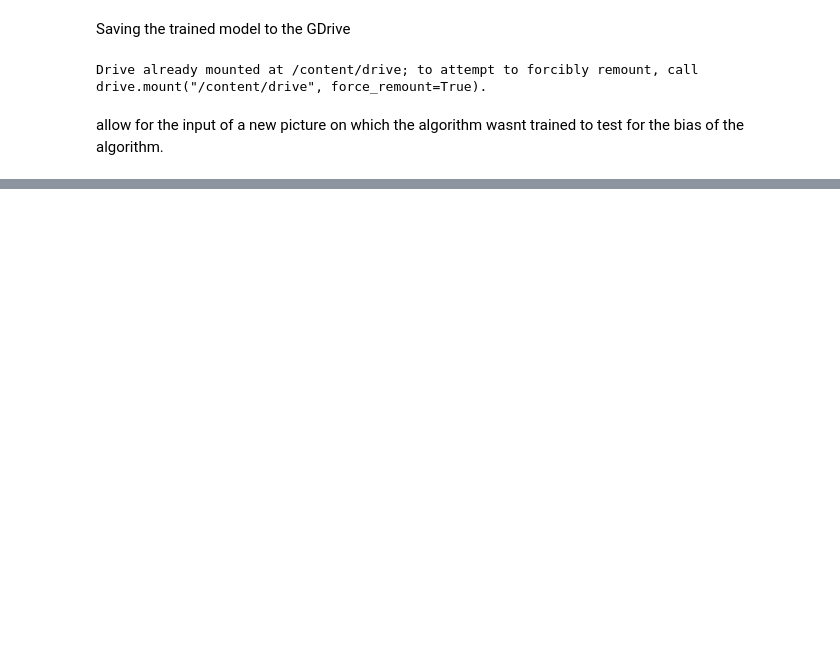
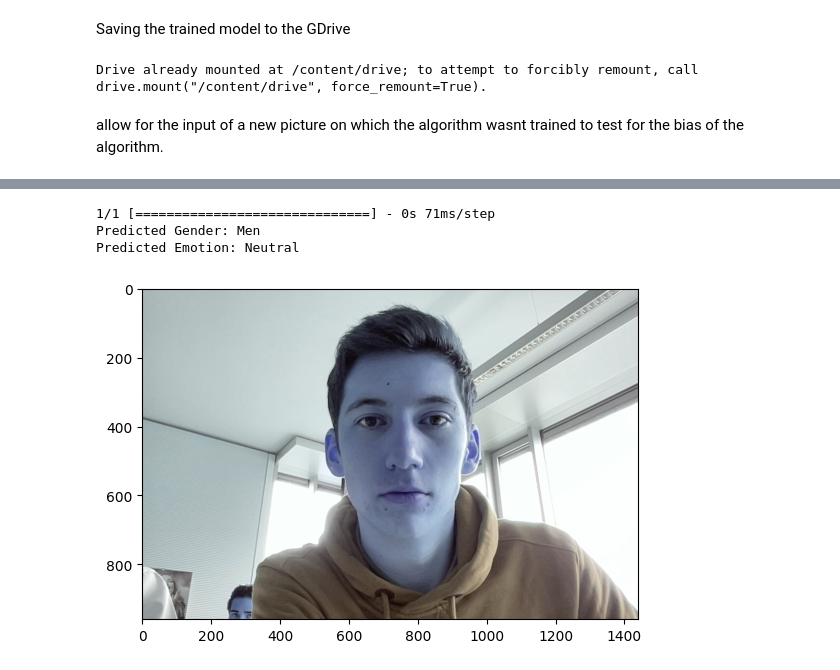
Before and after one commit to NiklasElsaesser/FaceBias, a Jupyter notebook: FaceBias.ipynb, the cells around one changed output, grey strips where cells are left out. Drawn from its saved outputs; the diff is of its cells as text; code cells hidden in the pictures; blank space fills up the shorter version.

```diff
--- a/FaceBias.ipynb
+++ b/FaceBias.ipynb
@@ -68,15 +68,18 @@ import numpy as np
 data = []
 labels = []
 
-genders = ["men", "women"]
-emotions = ["happy", "neutral"]
+genders = ["men","women"]
+emotions = ["happy","neutral"]
 
 for gender in genders:
     for emotion in emotions:
         folder_path = f'/content/drive/MyDrive/Faces/Dataset/{gender}/{emotion}/'
         for img_name in os.listdir(folder_path):
             img_path = os.path.join(folder_path, img_name)
-            img = cv2.imread(img_path, cv2.IMREAD_GRAYSCALE)
+            img = cv2.imread(img_path,cv2.IMREAD_GRAYSCALE)
+            if img is None:
+              print("error")
+              continue
             img = cv2.resize(img, (48, 48))
             data.append(img)
             # Create labels by combining gender and emotion indices
@@ -228,0 +246,50 @@ AttributeError: ignored
+# %%
+import os
+import cv2
+import numpy as np
+from tensorflow.keras.models import load_model
+
+# Load your face recognition model
+face_recognition_model_path = '/content/drive/MyDrive/Faces/Dataset/emotion_model.h5'  # Add correct path
+face_recognition_model = load_model(face_recognition_model_path)
+
+# Function to preprocess images
+def preprocess_image(img):
+    img = cv2.resize(img, (48, 48))
+    img = img.astype('float') / 255.0  # Normalize pixel values
+    img = np.expand_dims(img, axis=0)
+    img = np.expand_dims(img, axis=-1)  # Add channel dimension
+    return img
+
+# File path to the uploaded image
+uploaded_img_path = '/content/drive/MyDrive/Faces/testing/testing3.jpg'
+
+# Read the uploaded image
+img = cv2.imread(uploaded_img_path, cv2.IMREAD_GRAYSCALE)
+if img is None:
+    print("Error: Unable to read the image.")
+else:
+    # Preprocess the image
+    processed_img = preprocess_image(img)
+    # Predict gender using the model
+    predicted_gender = face_recognition_model.predict(processed_img)
+
+    # Map the predicted index to gender and emotion labels
+    genders = ["men", "women"]
+    emotions = ["happy", "neutral"]
+
+    gender_index = np.argmax(predicted_gender)
+    gender_label = genders[gender_index // len(emotions)]
+    emotion_label = emotions[gender_index % len(emotions)]
+
+    # Print the predicted gender and emotion
+    print(f"Predicted Gender: {gender_label.capitalize()}")
+    print(f"Predicted Emotion: {emotion_label.capitalize()}")
+
+    faceImg = cv2.imread(uploaded_img_path)
+    plt.imshow(faceImg)
+# %% [output]
+1/1 [==============================] - 0s 71ms/step
+Predicted Gender: Men
+Predicted Emotion: Neutral
+[figure, added]
```
Also changed, not shown: parts of 14 cells of this notebook.
